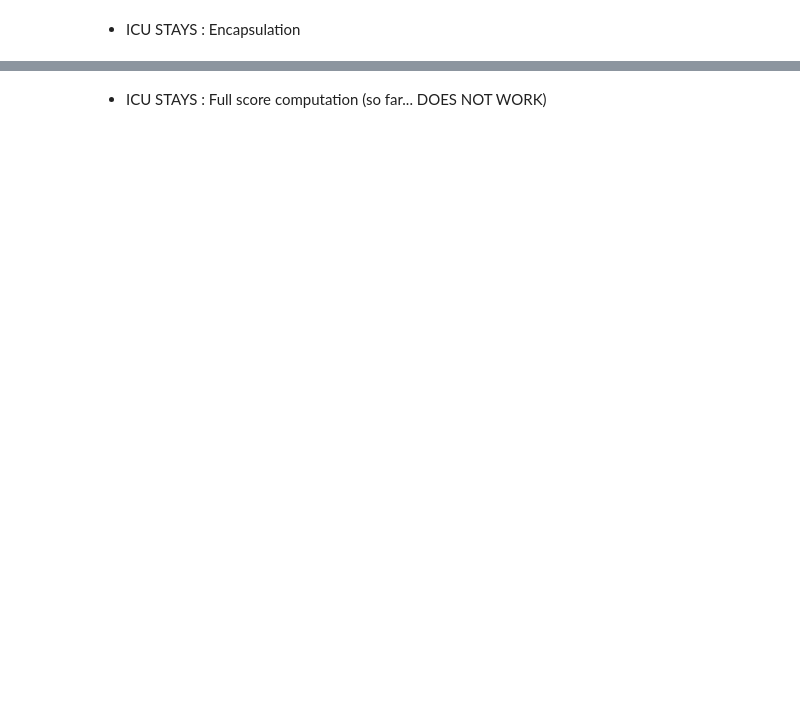
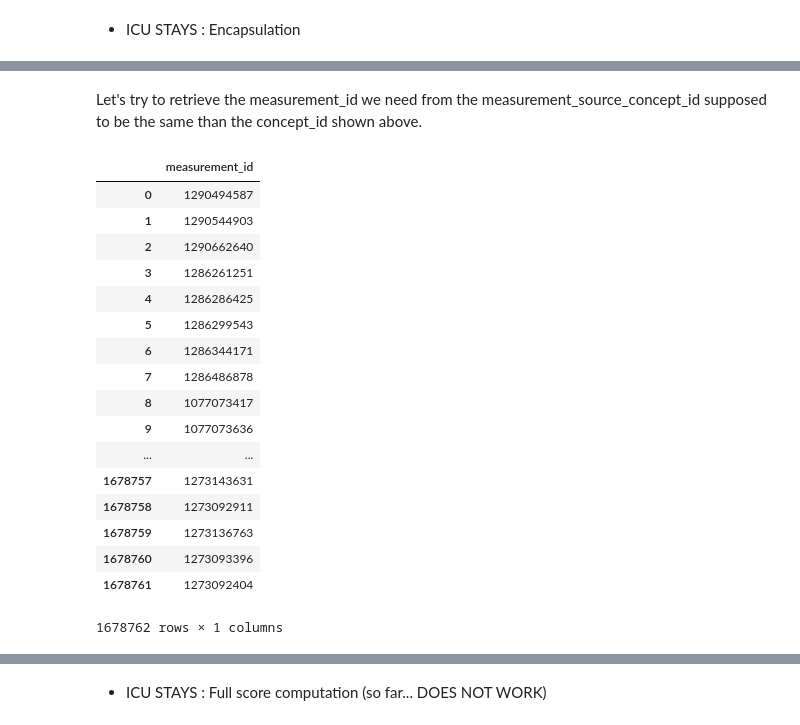
Before and after one commit to dataforgoodfr/batch4_diafoirus_fleming, a Jupyter notebook: sapsii_omop_trad.ipynb, the cells around one changed output, grey strips where cells are left out. Saved outputs shown, nothing was run; the diff lists cells and outputs as text; code cells hidden in the pictures; blank space fills up the shorter version.

```diff
--- a/sapsii_omop_trad.ipynb
+++ b/sapsii_omop_trad.ipynb
@@ -60,0 +138,39 @@ pd.read_sql_query(query_icu, conn)
+# %% [markdown]
+Let's try to retrieve the measurement_id we need from the measurement_source_concept_id supposed to be the same than the concept_id shown above.
+# %%
+query = """
+SELECT measurement_id
+FROM measurement
+WHERE measurement_source_concept_id IN (
+2001030754,
+2001019143,
+2001042863,
+38000765,
+38001256,
+2001042865,
+38001258,
+2001019145,
+38000767
+)
+;
+"""
+pd.read_sql_query(query, conn)
+# %% [output]
+|  | measurement_id |
+| 0 | 1290494587 |
+| 1 | 1290544903 |
+| 2 | 1290662640 |
+| 3 | 1286261251 |
+| 4 | 1286286425 |
+| 5 | 1286299543 |
+| 6 | 1286344171 |
+| 7 | 1286486878 |
+| 8 | 1077073417 |
+| 9 | 1077073636 |
+| ... | ... |
+| 1678757 | 1273143631 |
+| 1678758 | 1273092911 |
+| 1678759 | 1273136763 |
+| 1678760 | 1273093396 |
+| 1678761 | 1273092404 |
+1678762 rows × 1 columns
```
Also changed, not shown: parts of 20 cells of this notebook.
